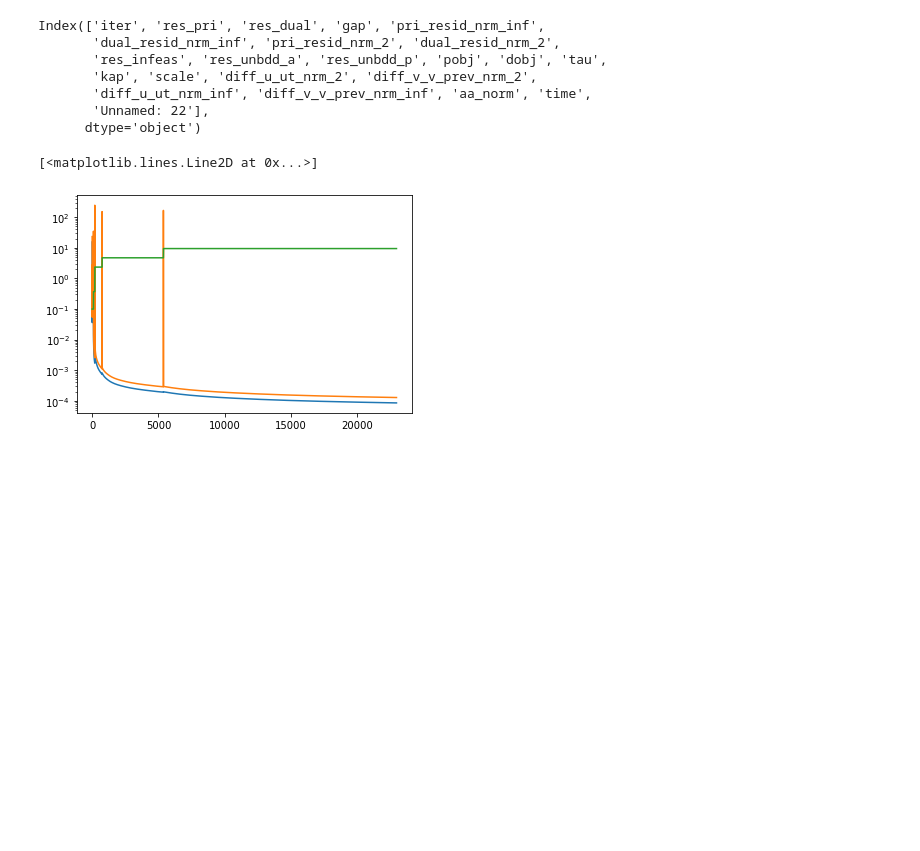
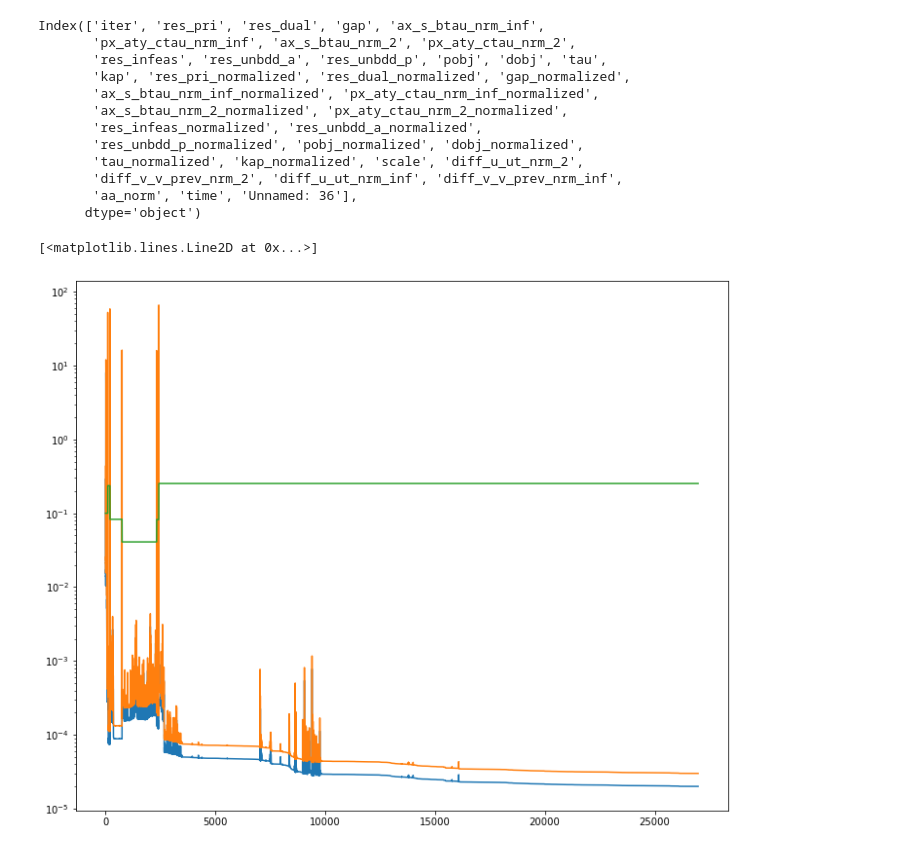
Before and after one commit to bodono/scs-python, a Jupyter notebook: notebooks/analyze_csv_logs.ipynb, the cells around one changed output. Cells and saved outputs as stored; diff of their text form; code cells hidden in the pictures; blank space fills up the shorter version.

```diff
--- a/notebooks/analyze_csv_logs.ipynb
+++ b/notebooks/analyze_csv_logs.ipynb
@@ -2,25 +2,31 @@
 import pandas as pd
 import matplotlib.pyplot as plt
 import numpy as np
+plt.rcParams["figure.figsize"] = (12, 10)
 # %%
-log_csv_filename = '~/git/solver_benchmarks/csv/LISWET1'
+log_csv_filename = '~/git/solver_benchmarks/csv/BOYD2'
 # %%
 df = pd.read_csv(log_csv_filename)
 # %%
 print(df.columns)
 # %% [output]
-Index(['iter', 'res_pri', 'res_dual', 'gap', 'pri_resid_nrm_inf',
-       'dual_resid_nrm_inf', 'pri_resid_nrm_2', 'dual_resid_nrm_2',
+Index(['iter', 'res_pri', 'res_dual', 'gap', 'ax_s_btau_nrm_inf',
+       'px_aty_ctau_nrm_inf', 'ax_s_btau_nrm_2', 'px_aty_ctau_nrm_2',
        'res_infeas', 'res_unbdd_a', 'res_unbdd_p', 'pobj', 'dobj', 'tau',
-       'kap', 'scale', 'diff_u_ut_nrm_2', 'diff_v_v_prev_nrm_2',
-       'diff_u_ut_nrm_inf', 'diff_v_v_prev_nrm_inf', 'aa_norm', 'time',
-       'Unnamed: 22'],
+       'kap', 'res_pri_normalized', 'res_dual_normalized', 'gap_normalized',
+       'ax_s_btau_nrm_inf_normalized', 'px_aty_ctau_nrm_inf_normalized',
+       'ax_s_btau_nrm_2_normalized', 'px_aty_ctau_nrm_2_normalized',
+       'res_infeas_normalized', 'res_unbdd_a_normalized',
+       'res_unbdd_p_normalized', 'pobj_normalized', 'dobj_normalized',
+       'tau_normalized', 'kap_normalized', 'scale', 'diff_u_ut_nrm_2',
+       'diff_v_v_prev_nrm_2', 'diff_u_ut_nrm_inf', 'diff_v_v_prev_nrm_inf',
+       'aa_norm', 'time', 'Unnamed: 36'],
       dtype='object')
 # %%
-plt.semilogy(df.iter, np.minimum(df.diff_u_ut_nrm_2, 1e5))
-plt.semilogy(df.iter, np.minimum(df.diff_v_v_prev_nrm_2, 1e5))
+plt.semilogy(df.iter, df.diff_u_ut_nrm_2)
+plt.semilogy(df.iter, df.diff_v_v_prev_nrm_2)
 plt.plot(df.scale)
 # %% [output]
 [<matplotlib.lines.Line2D at 0x...>]
-[figure, old version]
+[figure, new version]
 # %%
```
Also changed, not shown: parts of 13 cells of this notebook, 7 other files.
